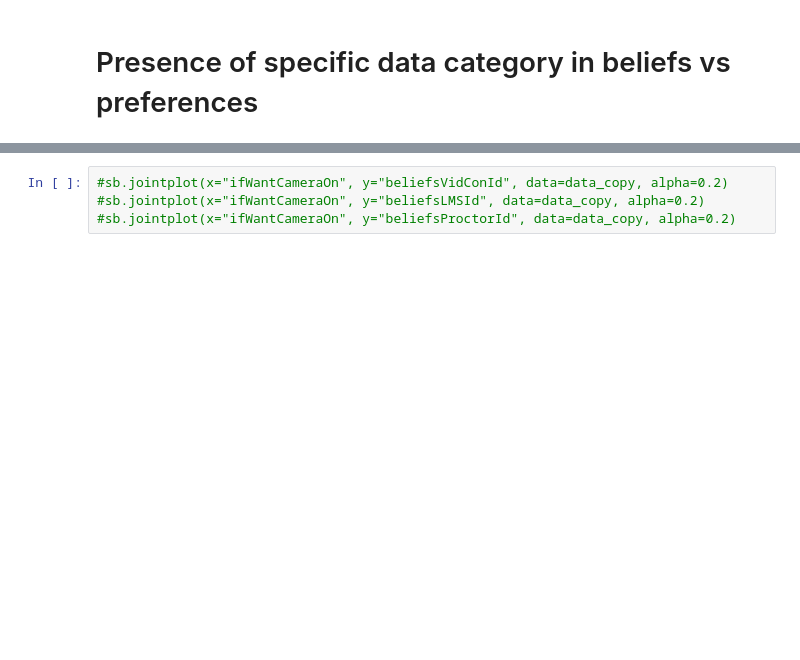
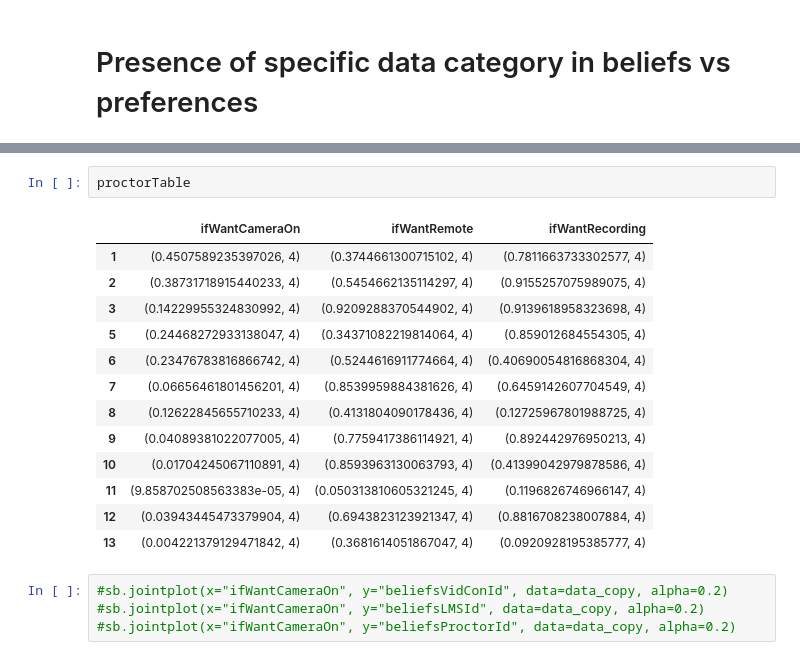
Before and after one commit to SemicolonExpected/Miscellania, a Jupyter notebook: SSentiments2021/DataBeliefsVsPreferences.ipynb, the cells around one changed output, grey strips where cells are left out. Saved outputs shown, nothing was run; the diff lists cells and outputs as text; blank space fills up the shorter version.

```diff
--- a/SSentiments2021/DataBeliefsVsPreferences.ipynb
+++ b/SSentiments2021/DataBeliefsVsPreferences.ipynb
@@ -149,3 +227,19 @@ Whether belief that any specific category is collected correlates with any prefe
+# %%
+proctorTable
+# %% [output]
+|  | ifWantCameraOn | ifWantRemote | ifWantRecording |
+| 1 | (0.4507589235397026, 4) | (0.3744661300715102, 4) | (0.7811663733302577, 4) |
+| 2 | (0.38731718915440233, 4) | (0.5454662135114297, 4) | (0.9155257075989075, 4) |
+| 3 | (0.14229955324830992, 4) | (0.9209288370544902, 4) | (0.9139618958323698, 4) |
+| 5 | (0.24468272933138047, 4) | (0.34371082219814064, 4) | (0.859012684554305, 4) |
+| 6 | (0.23476783816866742, 4) | (0.5244616911774664, 4) | (0.40690054816868304, 4) |
+| 7 | (0.06656461801456201, 4) | (0.8539959884381626, 4) | (0.6459142607704549, 4) |
+| 8 | (0.12622845655710233, 4) | (0.4131804090178436, 4) | (0.12725967801988725, 4) |
+| 9 | (0.04089381022077005, 4) | (0.7759417386114921, 4) | (0.892442976950213, 4) |
+| 10 | (0.01704245067110891, 4) | (0.8593963130063793, 4) | (0.41399042979878586, 4) |
+| 11 | (9.858702508563383e-05, 4) | (0.050313810605321245, 4) | (0.1196826746966147, 4) |
+| 12 | (0.03943445473379904, 4) | (0.6943823123921347, 4) | (0.8816708238007884, 4) |
+| 13 | (0.004221379129471842, 4) | (0.3681614051867047, 4) | (0.0920928195385777, 4) |
 # %%
 #sb.jointplot(x="ifWantCameraOn", y="beliefsVidConId", data=data_copy, alpha=0.2)
 #sb.jointplot(x="ifWantCameraOn", y="beliefsLMSId", data=data_copy, alpha=0.2)
```
Also changed, not shown: parts of 6 cells of this notebook.
